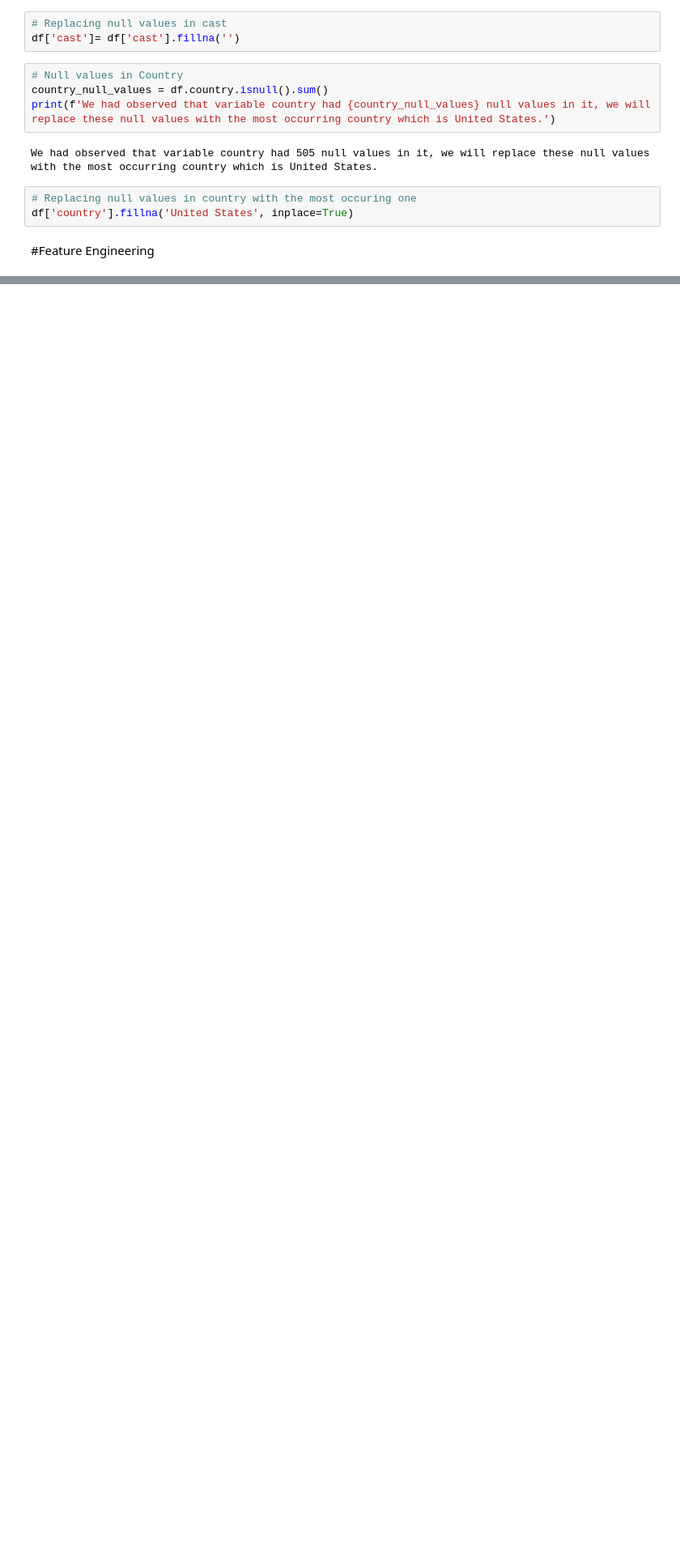
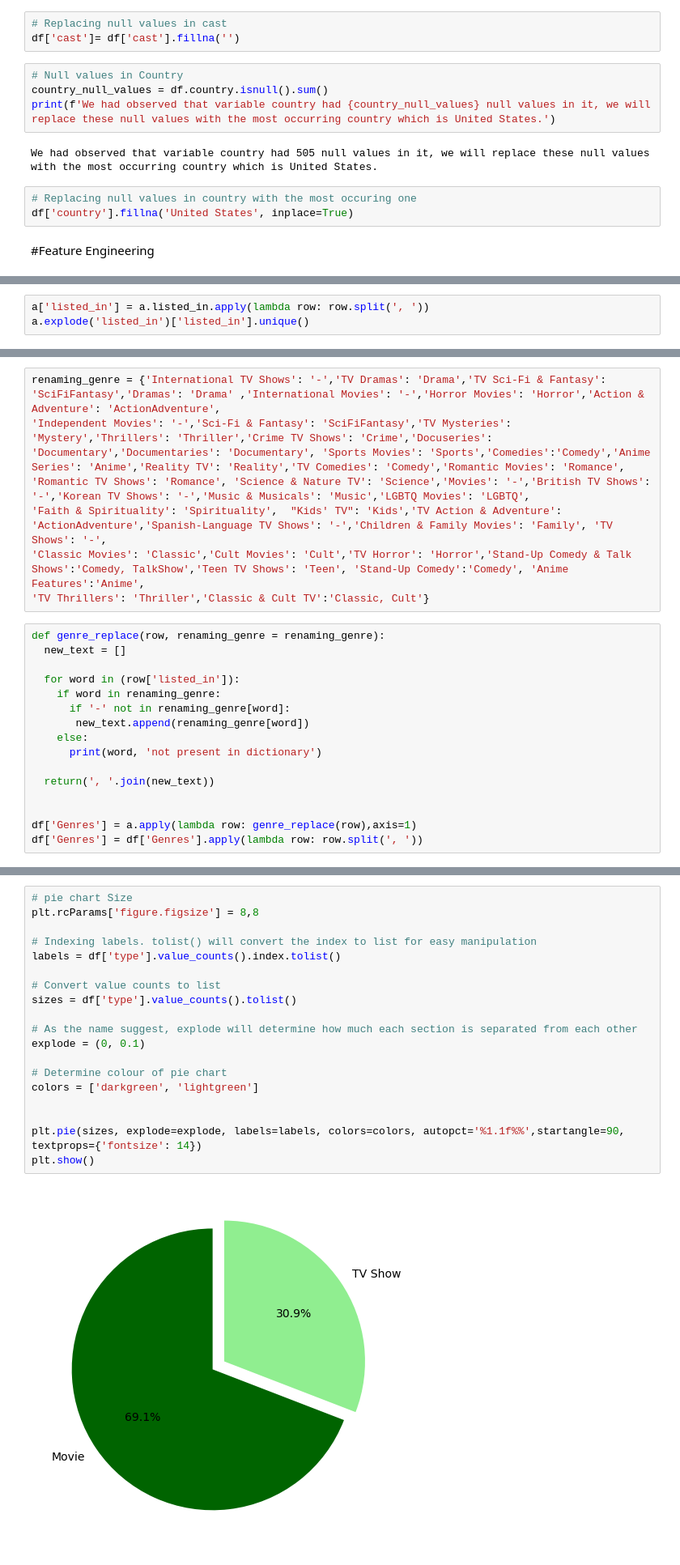
Before and after one commit to niteshavagabond/NETFLIX-MOVIES-AND-TV-SHOWS-CLUSTERING, a Jupyter notebook: NETFLIX_MOVIES_AND_TV_SHOWS_CLUSTERING.ipynb, the cells around one changed output, grey strips where cells are left out. Shown: that part at 81% size. Cells and saved outputs as stored; diff of their text form; blank space fills up the shorter version.

```diff
--- a/NETFLIX_MOVIES_AND_TV_SHOWS_CLUSTERING.ipynb
+++ b/NETFLIX_MOVIES_AND_TV_SHOWS_CLUSTERING.ipynb
@@ -214,0 +231,3 @@ df['country'].fillna('United States', inplace=True)
+# %%
+a['listed_in'] = a.listed_in.apply(lambda row: row.split(', '))
+a.explode('listed_in')['listed_in'].unique()
@@ -214,0 +249,23 @@ df['country'].fillna('United States', inplace=True)
+# %%
+renaming_genre = {'International TV Shows': '-','TV Dramas': 'Drama','TV Sci-Fi & Fantasy': 'SciFiFantasy','Dramas': 'Drama' ,'International Movies': '-','Horror Movies': 'Horror','Action & Adventure': 'ActionAdventure',
+'Independent Movies': '-','Sci-Fi & Fantasy': 'SciFiFantasy','TV Mysteries': 'Mystery','Thrillers': 'Thriller','Crime TV Shows': 'Crime','Docuseries': 'Documentary','Documentaries': 'Documentary', 'Sports Movies': 'Sports','Comedies':'Comedy','Anime Series': 'Anime','Reality TV': 'Reality','TV Comedies': 'Comedy','Romantic Movies': 'Romance',
+'Romantic TV Shows': 'Romance', 'Science & Nature TV': 'Science','Movies': '-','British TV Shows': '-','Korean TV Shows': '-','Music & Musicals': 'Music','LGBTQ Movies': 'LGBTQ',
+'Faith & Spirituality': 'Spirituality',  "Kids' TV": 'Kids','TV Action & Adventure': 'ActionAdventure','Spanish-Language TV Shows': '-','Children & Family Movies': 'Family', 'TV Shows': '-',
+'Classic Movies': 'Classic','Cult Movies': 'Cult','TV Horror': 'Horror','Stand-Up Comedy & Talk Shows':'Comedy, TalkShow','Teen TV Shows': 'Teen', 'Stand-Up Comedy':'Comedy', 'Anime Features':'Anime',
+'TV Thrillers': 'Thriller','Classic & Cult TV':'Classic, Cult'}
+# %%
+def genre_replace(row, renaming_genre = renaming_genre):
+  new_text = []
+
+  for word in (row['listed_in']):
+    if word in renaming_genre:
+      if '-' not in renaming_genre[word]:
+       new_text.append(renaming_genre[word])
+    else:
+      print(word, 'not present in dictionary')
+
+  return(', '.join(new_text))
+
+
+df['Genres'] = a.apply(lambda row: genre_replace(row),axis=1)
+df['Genres'] = df['Genres'].apply(lambda row: row.split(', '))
@@ -214,0 +299,21 @@ df['country'].fillna('United States', inplace=True)
+# %%
+# pie chart Size
+plt.rcParams['figure.figsize'] = 8,8
+
+# Indexing labels. tolist() will convert the index to list for easy manipulation
+labels = df['type'].value_counts().index.tolist()
+
+# Convert value counts to list
+sizes = df['type'].value_counts().tolist()
+
+# As the name suggest, explode will determine how much each section is separated from each other
+explode = (0, 0.1)
+
+# Determine colour of pie chart
+colors = ['darkgreen', 'lightgreen']
+
+
+plt.pie(sizes, explode=explode, labels=labels, colors=colors, autopct='%1.1f%%',startangle=90, textprops={'fontsize': 14})
+plt.show()
+# %% [output]
+[figure, added]
```
Also changed, not shown: parts of 15 cells of this notebook.
